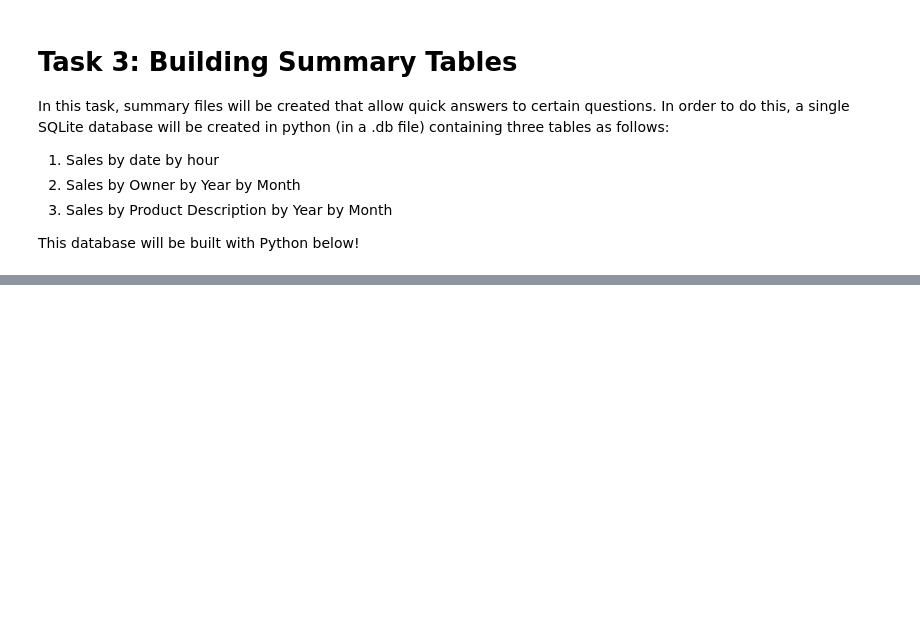
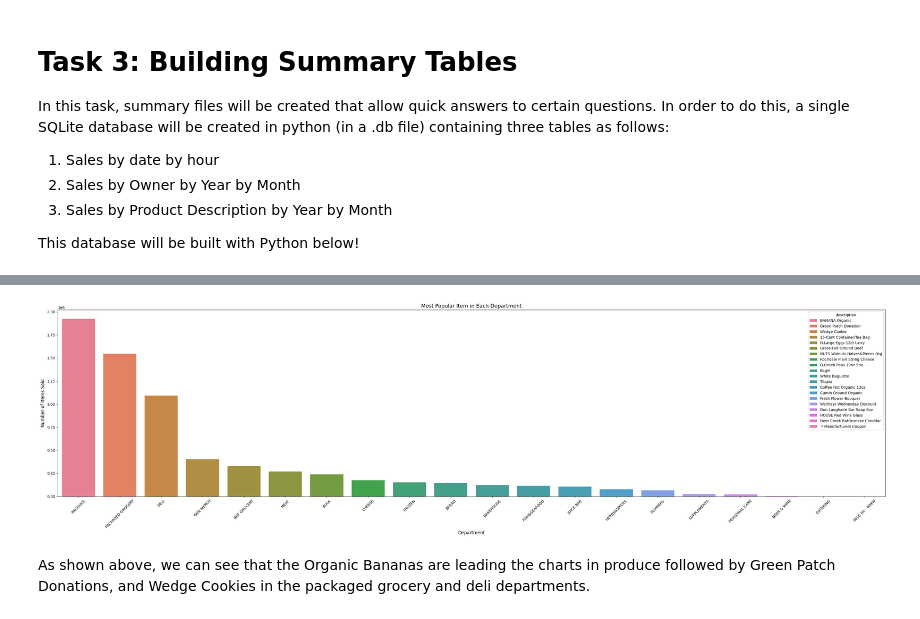
Before and after one commit to breannanpr/wedge, a Jupyter notebook: task_3.ipynb, the cells around one changed output, grey strips where cells are left out. Cells and saved outputs as stored; diff of their text form; code cells hidden in the pictures; blank space fills up the shorter version.

```diff
--- a/task_3.ipynb
+++ b/task_3.ipynb
@@ -229 +353,17 @@ print(df_popular_item)
+# %%
+# visualize
+df_popular_item_sorted = df_popular_item.sort_values(by='most_items_sold', ascending=False)
+
+plt.figure(figsize=(32,9))
+sns.barplot(data=df_popular_item_sorted, x='dept_name', y='most_items_sold', hue='description', dodge=False)
+plt.title('Most Popular Item in Each Department', fontsize=14)
+plt.xlabel('Department', fontsize=12)
+plt.ylabel('Number of Items Sold', fontsize=12)
+plt.xticks(rotation=45)
+plt.tight_layout()
+plt.show()
+# %% [output]
+[figure, added]
+# %% [markdown]
+As shown above, we can see that the Organic Bananas are leading the charts in produce followed by Green Patch Donations, and Wedge Cookies in the packaged grocery and deli departments.
 # %%
```
Also changed, not shown: parts of 19 cells of this notebook, 6 other files.
